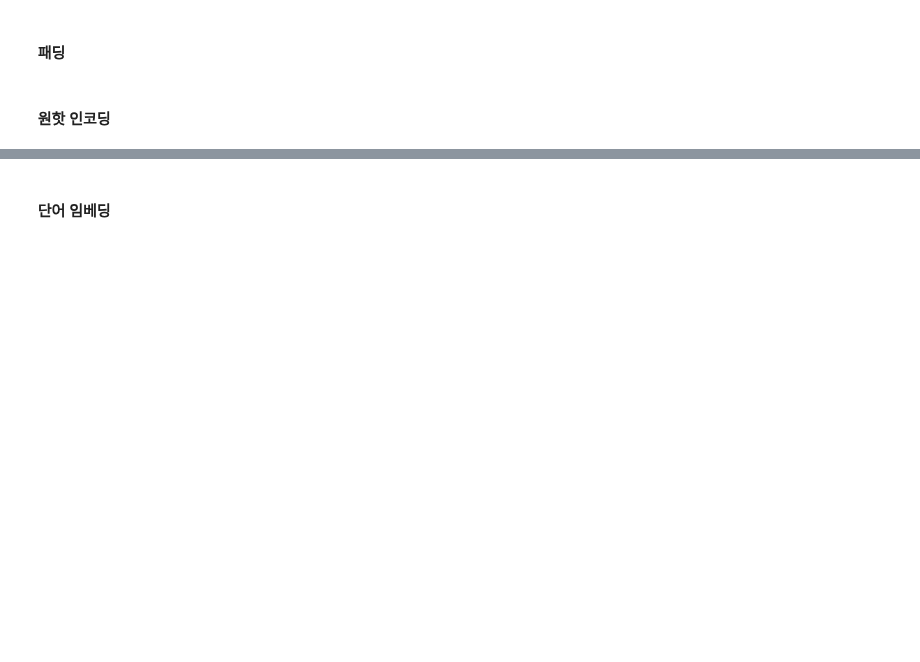
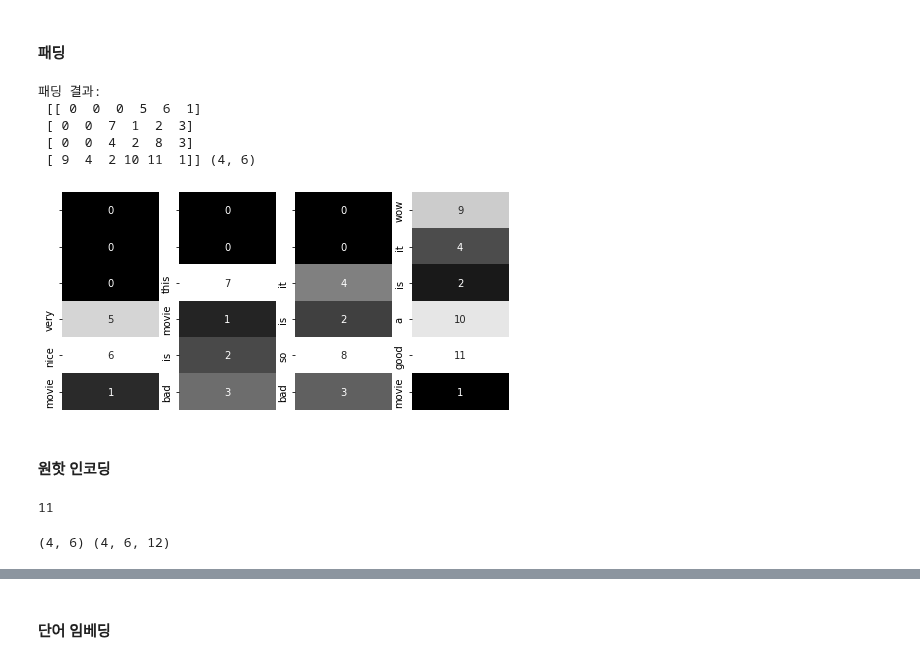
Before and after one commit to yebiny/SkillTreePython-DeepLearning, a Jupyter notebook: 03.NLP-with-tensorflow2.0/해설/ch03_01_NLP기초_텍스트처리.ipynb, the cells around one changed output, grey strips where cells are left out. Drawn from its saved outputs; the diff is of its cells as text; code cells hidden in the pictures; blank space fills up the shorter version.

```diff
--- a/03.NLP-with-tensorflow2.0/해설/ch03_01_NLP기초_텍스트처리.ipynb
+++ b/03.NLP-with-tensorflow2.0/해설/ch03_01_NLP기초_텍스트처리.ipynb
@@ -144,4 +187,37 @@ wow it is a good movie
 # %% [markdown]
 #### **패딩**
+# %%
+from tensorflow.keras.preprocessing.sequence import pad_sequences
+
+pads = pad_sequences(seqs, 6)
+print('패딩 결과:\n', pads, pads.shape)
+# %% [output]
+패딩 결과:
+ [[ 0  0  0  5  6  1]
+ [ 0  0  7  1  2  3]
+ [ 0  0  4  2  8  3]
+ [ 9  4  2 10 11  1]] (4, 6)
+# %%
+plt.figure(figsize=(len(samples)*2, 4))
+for i, sample in enumerate(samples):
+  plt.subplot(1, len(samples), i+1)
+  sns.heatmap(pads[i].reshape(len(indexed), 1), cmap='gray',
+              annot=True, cbar=False,
+              yticklabels=['']*(6-len(sample.split(' ')))+sample.split(' '),
+              xticklabels=[])
+plt.show()
+# %% [output]
+[figure, added]
 # %% [markdown]
 #### **원핫 인코딩**
+# %%
+len(word_dict)
+# %% [output]
+11
+# %%
+# 인풋 시퀀스는 길이가 동일!
+onehots = utils.to_categorical(pads, num_classes=len(word_dict)+1) # 단어 개수 +1 해주기
+# +1 하는 이유는 단어가 없거나/ 딕셔너리에 존재하지 않는 단어 는 첫번째 클래스에 할당
+print(pads.shape, onehots.shape)
+# %% [output]
+(4, 6) (4, 6, 12)
```
Also changed, not shown: parts of 12 cells of this notebook.
